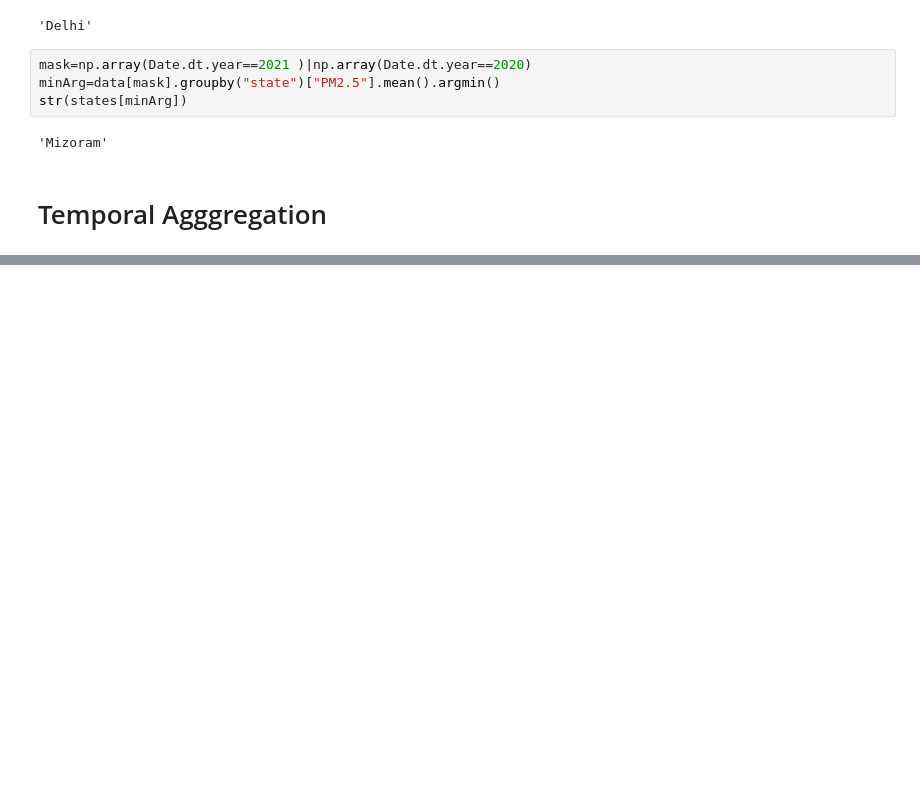
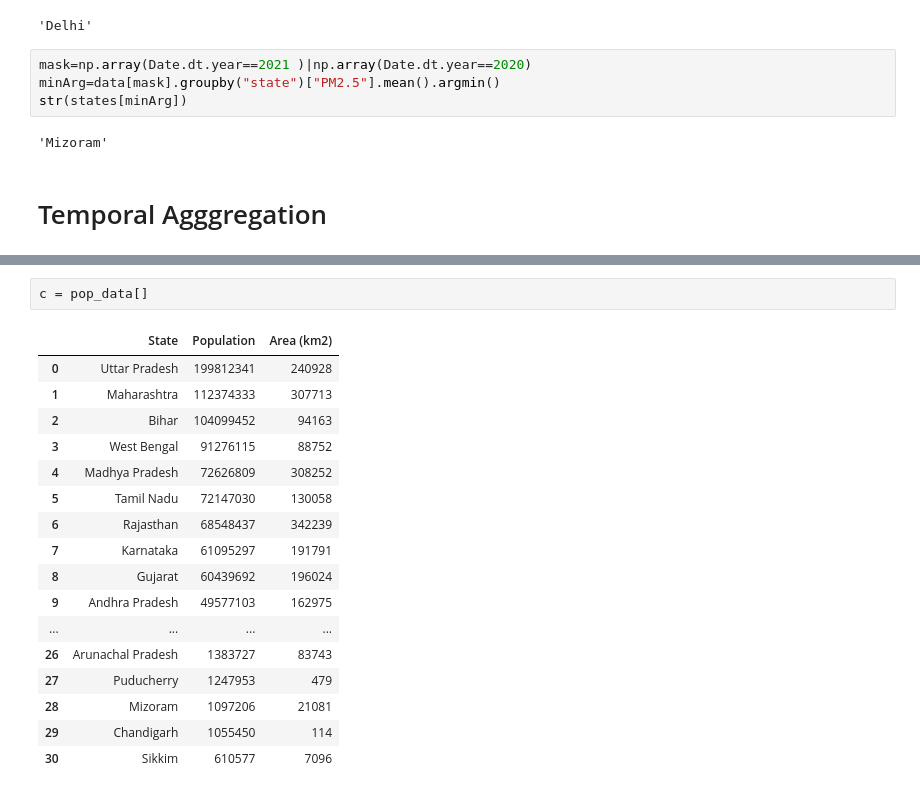
Before and after one commit to ishaank17/PSDV-Grp-ES-114-, a Jupyter notebook: Lab3/Lab3.ipynb, the cells around one changed output, grey strips where cells are left out. Drawn from its saved outputs; the diff is of its cells as text; blank space fills up the shorter version.

```diff
--- a/Lab3/Lab3.ipynb
+++ b/Lab3/Lab3.ipynb
@@ -70,0 +313,20 @@ np.float64(nan)
+# %%
+c = pop_data[]
+# %% [output]
+|  | State | Population | Area (km2) |
+| 0 | Uttar Pradesh | 199812341 | 240928 |
+| 1 | Maharashtra | 112374333 | 307713 |
+| 2 | Bihar | 104099452 | 94163 |
+| 3 | West Bengal | 91276115 | 88752 |
+| 4 | Madhya Pradesh | 72626809 | 308252 |
+| 5 | Tamil Nadu | 72147030 | 130058 |
+| 6 | Rajasthan | 68548437 | 342239 |
+| 7 | Karnataka | 61095297 | 191791 |
+| 8 | Gujarat | 60439692 | 196024 |
+| 9 | Andhra Pradesh | 49577103 | 162975 |
+| ... | ... | ... | ... |
+| 26 | Arunachal Pradesh | 1383727 | 83743 |
+| 27 | Puducherry | 1247953 | 479 |
+| 28 | Mizoram | 1097206 | 21081 |
+| 29 | Chandigarh | 1055450 | 114 |
+| 30 | Sikkim | 610577 | 7096 |
```
Also changed, not shown: parts of 15 cells of this notebook.
